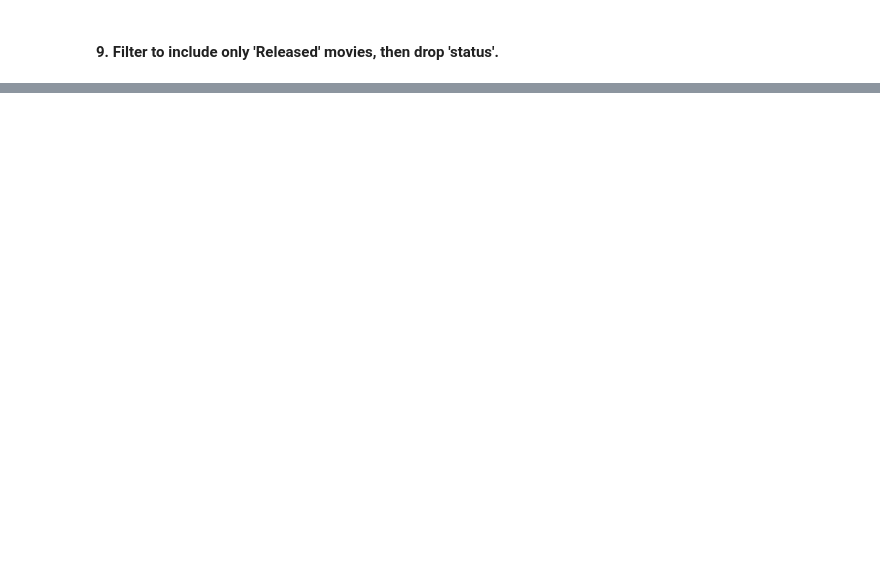
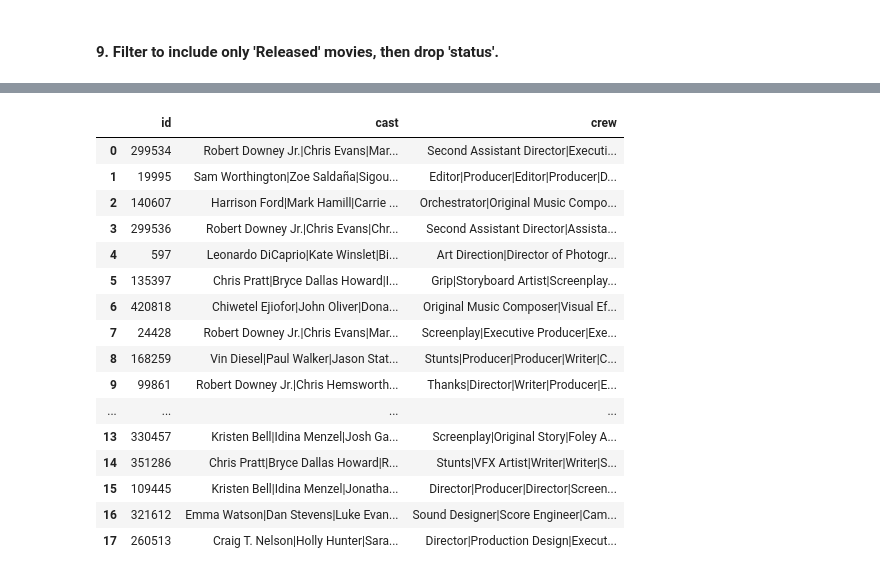
Before and after one commit to jefferyjapheth/data_engineering_project, a Jupyter notebook: src/etl.ipynb, the cells around one changed output, grey strips where cells are left out. Cells and saved outputs as stored; diff of their text form; code cells hidden in the pictures; blank space fills up the shorter version.

```diff
--- a/src/etl.ipynb
+++ b/src/etl.ipynb
@@ -437,0 +675,21 @@ movie_df
+# %%
+eval_credits_df = eval_json(credits_df,column_key_map={'crew': 'job'})
+eval_credits_df
+# %% [output]
+|  | id | cast | crew |
+| 0 | 299534 | Robert Downey Jr.|Chris Evans|Mar... | Second Assistant Director|Executi... |
+| 1 | 19995 | Sam Worthington|Zoe Saldaña|Sigou... | Editor|Producer|Editor|Producer|D... |
+| 2 | 140607 | Harrison Ford|Mark Hamill|Carrie ... | Orchestrator|Original Music Compo... |
+| 3 | 299536 | Robert Downey Jr.|Chris Evans|Chr... | Second Assistant Director|Assista... |
+| 4 | 597 | Leonardo DiCaprio|Kate Winslet|Bi... | Art Direction|Director of Photogr... |
+| 5 | 135397 | Chris Pratt|Bryce Dallas Howard|I... | Grip|Storyboard Artist|Screenplay... |
+| 6 | 420818 | Chiwetel Ejiofor|John Oliver|Dona... | Original Music Composer|Visual Ef... |
+| 7 | 24428 | Robert Downey Jr.|Chris Evans|Mar... | Screenplay|Executive Producer|Exe... |
+| 8 | 168259 | Vin Diesel|Paul Walker|Jason Stat... | Stunts|Producer|Producer|Writer|C... |
+| 9 | 99861 | Robert Downey Jr.|Chris Hemsworth... | Thanks|Director|Writer|Producer|E... |
+| ... | ... | ... | ... |
+| 13 | 330457 | Kristen Bell|Idina Menzel|Josh Ga... | Screenplay|Original Story|Foley A... |
+| 14 | 351286 | Chris Pratt|Bryce Dallas Howard|R... | Stunts|VFX Artist|Writer|Writer|S... |
+| 15 | 109445 | Kristen Bell|Idina Menzel|Jonatha... | Director|Producer|Director|Screen... |
+| 16 | 321612 | Emma Watson|Dan Stevens|Luke Evan... | Sound Designer|Score Engineer|Cam... |
+| 17 | 260513 | Craig T. Nelson|Holly Hunter|Sara... | Director|Production Design|Execut... |
```
Also changed, not shown: parts of 16 cells of this notebook, 4 other files.
